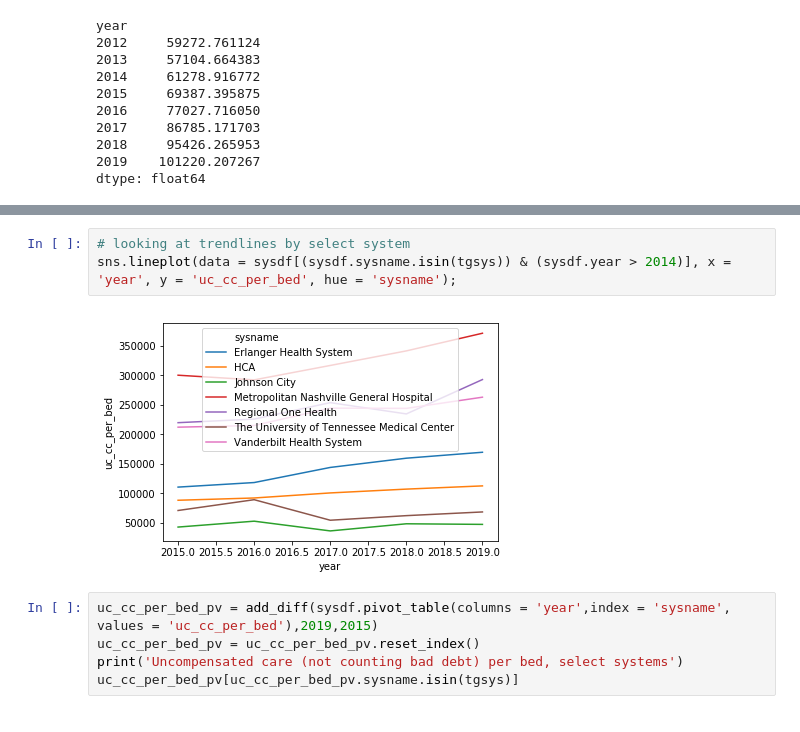
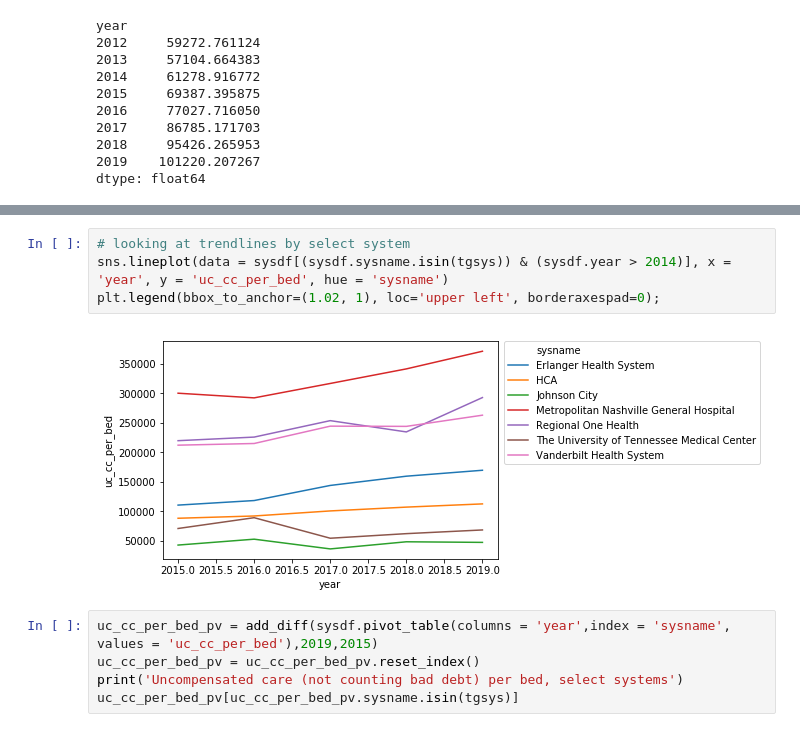
Before and after one commit to NPR-investigations/the_healthcare_divide, a Jupyter notebook: 20210517_healthcare_divide_for_sharing.ipynb, the cells around one changed output, grey strips where cells are left out. Saved outputs shown, nothing was run; the diff lists cells and outputs as text.

```diff
--- a/20210517_healthcare_divide_for_sharing.ipynb
+++ b/20210517_healthcare_divide_for_sharing.ipynb
@@ -513,9 +519,10 @@ UC excluding bad debt, safety-net vs. non-safety net
 | 1 | safety_net | 119314.596777 | 133450.833609 | 140352.823599 | 124058.496683 | 137944.92680 | 144638.063445 | 144438.961663 | 161997.631774 | 0.305816 |
 # %%
 # looking at trendlines by select system
-sns.lineplot(data = sysdf[(sysdf.sysname.isin(tgsys)) & (sysdf.year > 2014)], x = 'year', y = 'uc_cc_per_bed', hue = 'sysname');
+sns.lineplot(data = sysdf[(sysdf.sysname.isin(tgsys)) & (sysdf.year > 2014)], x = 'year', y = 'uc_cc_per_bed', hue = 'sysname')
+plt.legend(bbox_to_anchor=(1.02, 1), loc='upper left', borderaxespad=0);
 # %% [output]
-[figure, old version]
+[figure, new version]
 # %%
 uc_cc_per_bed_pv = add_diff(sysdf.pivot_table(columns = 'year',index = 'sysname', values = 'uc_cc_per_bed'),2019,2015)
 uc_cc_per_bed_pv = uc_cc_per_bed_pv.reset_index()
```
Also changed, not shown: parts of 38 cells of this notebook.
